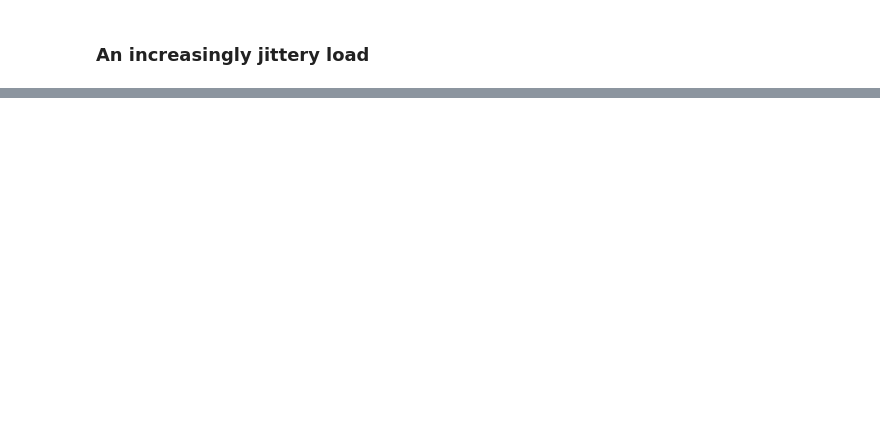
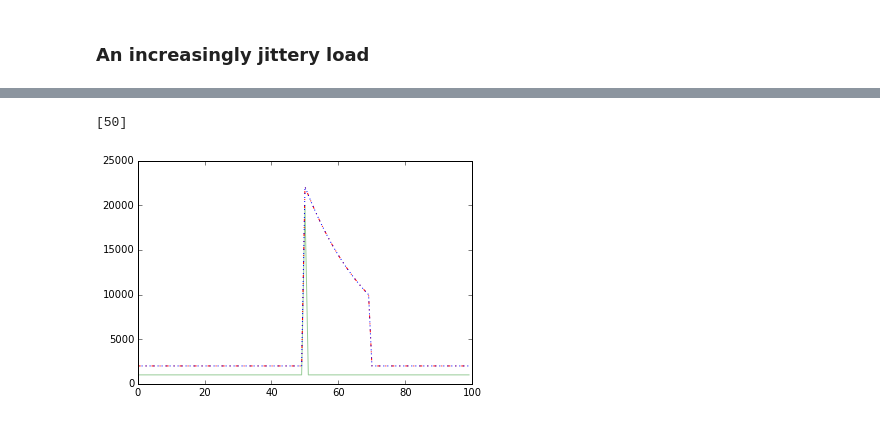
Before and after one commit to boivie/lovebeat, a Jupyter notebook: docs/Lovebeat Auto Algorithm.ipynb, the cells around one changed output, grey strips where cells are left out. Drawn from its saved outputs; the diff is of its cells as text; code cells hidden in the pictures; blank space fills up the shorter version.

```diff
--- a/docs/Lovebeat Auto Algorithm.ipynb
+++ b/docs/Lovebeat Auto Algorithm.ipynb
@@ -172,0 +185,8 @@ evaluate("incjitter", data, ref, test)
+# %%
+data = [1000] * 100
+data[50] = 20000
+
+evaluate("test2", data, ref, test)
+# %% [output]
+[50]
+[figure, added]
```
Also changed, not shown: parts of 8 cells of this notebook.
